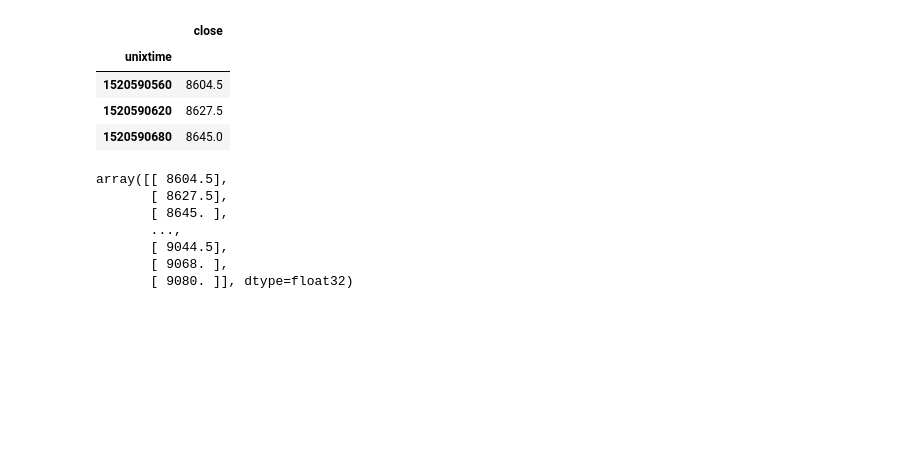
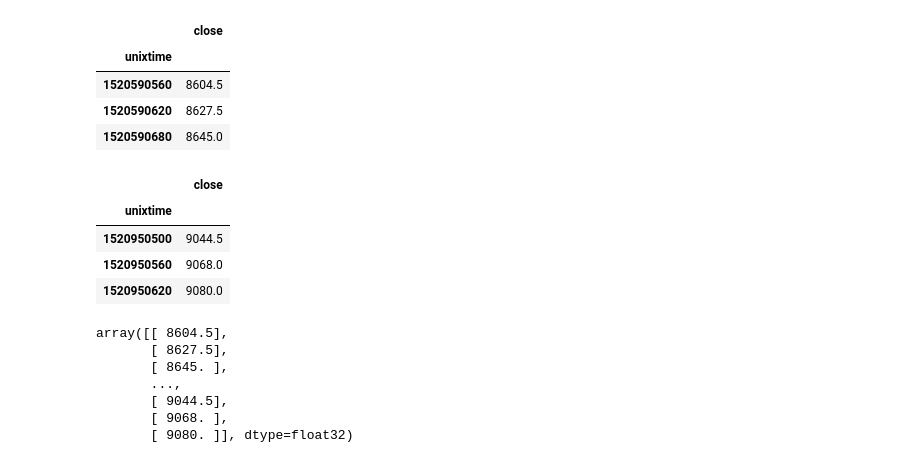
Before and after one commit to rakuishi/sac14, a Jupyter notebook: rnn.ipynb, the cells around one changed output. Saved outputs shown, nothing was run; the diff lists cells and outputs as text; code cells hidden in the pictures; blank space fills up the shorter version.

```diff
--- a/rnn.ipynb
+++ b/rnn.ipynb
@@ -15,6 +15,14 @@ dataframe.head(3)
 | 1520590560 | 8604.5 |
 | 1520590620 | 8627.5 |
 | 1520590680 | 8645.0 |
+# %%
+dataframe.tail(3)
+# %% [output]
+|  | close |
+| unixtime |  |
+| 1520950500 | 9044.5 |
+| 1520950560 | 9068.0 |
+| 1520950620 | 9080.0 |
 # %%
 dataset = dataframe.values.astype('float32')
 dataset
```
Also changed, not shown: parts of 16 cells of this notebook.
